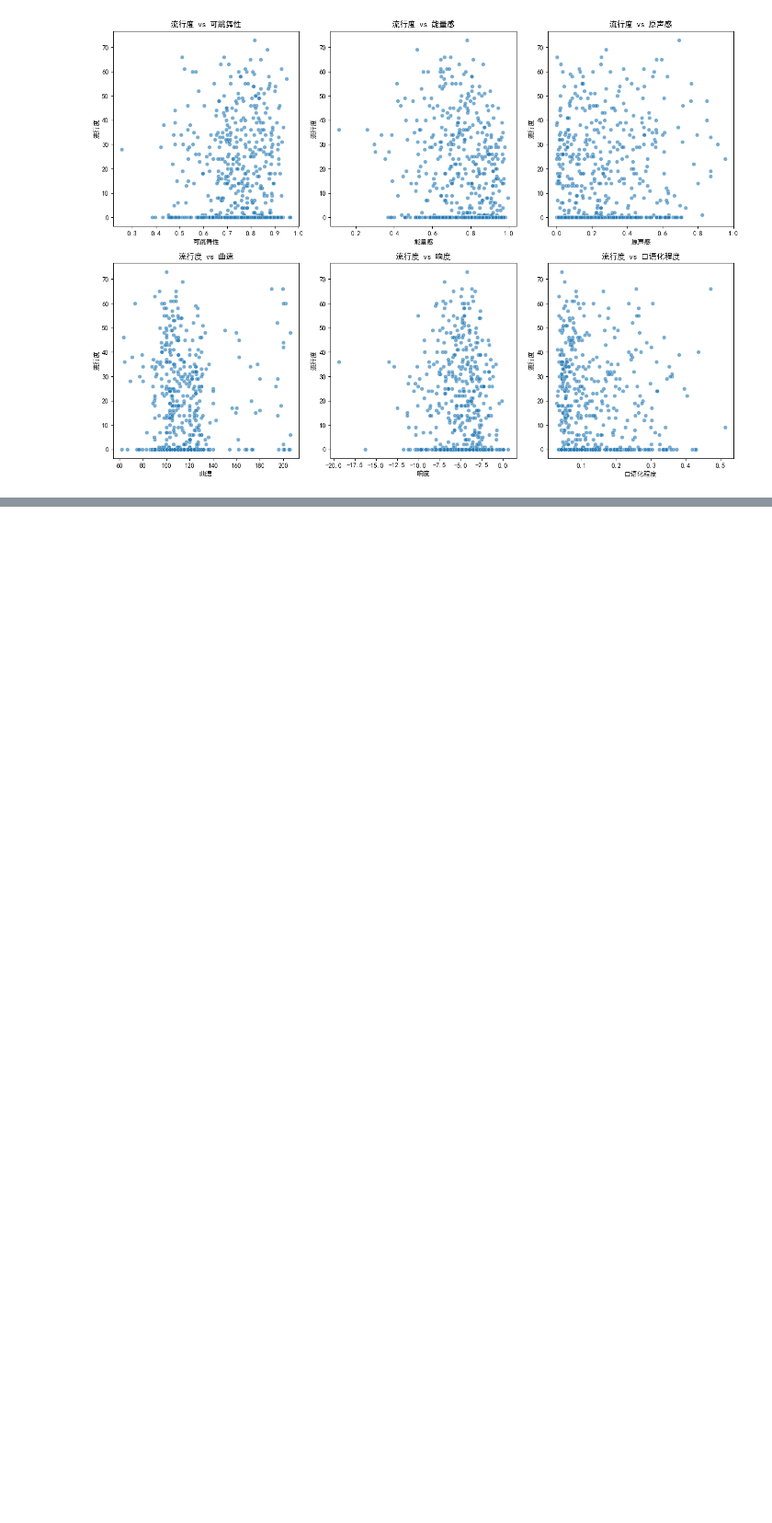
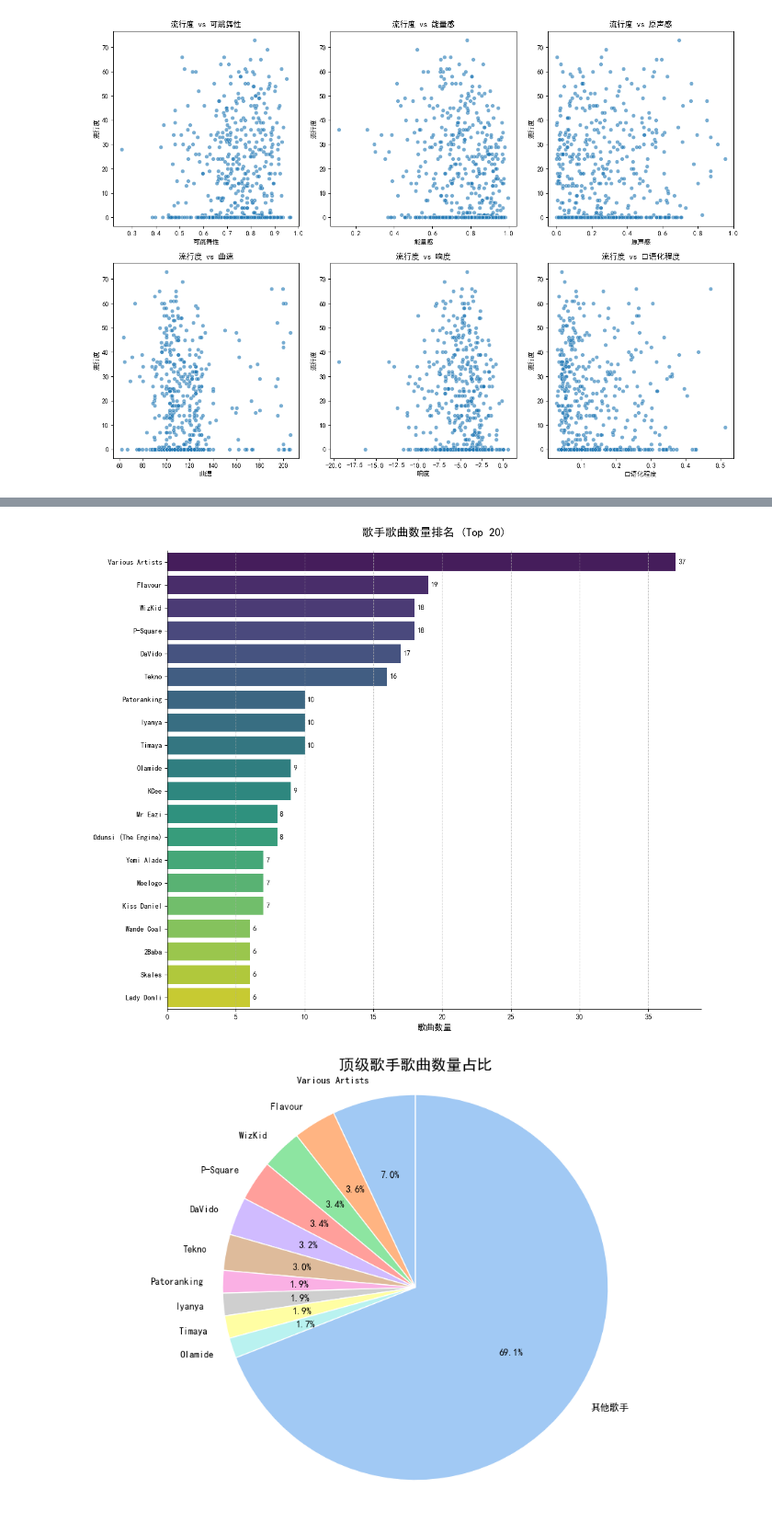
Before and after one commit to chenwenhao2025/xxqzy1, a Jupyter notebook: xxqdm1.1.ipynb, the cells around one changed output, grey strips where cells are left out. Shown at 92% size. Drawn from its saved outputs; the diff is of its cells as text; code cells hidden in the pictures; blank space fills up the shorter version.

```diff
--- a/xxqdm1.1.ipynb
+++ b/xxqdm1.1.ipynb
@@ -124,0 +166,60 @@ plt.show()
+# %%
+# 统计每个歌手的歌曲数量
+song_counts = df['歌手'].value_counts().reset_index()
+song_counts.columns = ['歌手', '歌曲数量']
+
+# 获取歌曲数量最多的前20位歌手
+top_artists = song_counts.head(20)
+
+# 创建水平条形图
+plt.figure(figsize=(12, 10))
+barplot = sns.barplot(
+    x='歌曲数量',
+    y='歌手',
+    data=top_artists,
+    palette='viridis',  # 使用渐变色
+    orient='h'          # 水平条形图
+)
+
+# 添加数据标签
+for i, (count, artist) in enumerate(zip(top_artists['歌曲数量'], top_artists['歌手'])):
+    barplot.text(count + 0.2, i, f'{count}', ha='left', va='center', fontsize=10)
+
+# 美化图表
+plt.title('歌手歌曲数量排名 (Top 20)', fontsize=16, pad=20)
+plt.xlabel('歌曲数量', fontsize=12)
+plt.ylabel('')
+plt.grid(axis='x', linestyle='--', alpha=0.7)
+
+# 移除右边和上边的边框
+sns.despine(right=True, top=True)
+# 调整布局
+plt.tight_layout()
+# 显示图表
+plt.show()
+
+# 创建饼图展示顶级歌手占比（前10名）
+top_10_artists = song_counts.head(10)
+others_count = song_counts['歌曲数量'][10:].sum()
+
+# 添加"其他"类别
+pie_data = pd.concat([
+    top_10_artists,
+    pd.DataFrame({'歌手': ['其他歌手'], '歌曲数量': [others_count]})
+])
+
+plt.figure(figsize=(12, 8))
+plt.pie(
+    pie_data['歌曲数量'],
+    labels=pie_data['歌手'],
+    autopct='%1.1f%%',
+    startangle=90,
+    colors=sns.color_palette('pastel', len(pie_data)),
+    wedgeprops={'edgecolor': 'w', 'linewidth': 1}
+)
+plt.title('顶级歌手歌曲数量占比', fontsize=16)
+plt.axis('equal')  # 保证饼图是圆形
+plt.show()
+# %% [output]
+[figure, added]
+[figure, added]
```
Also changed, not shown: parts of 2 cells of this notebook.
